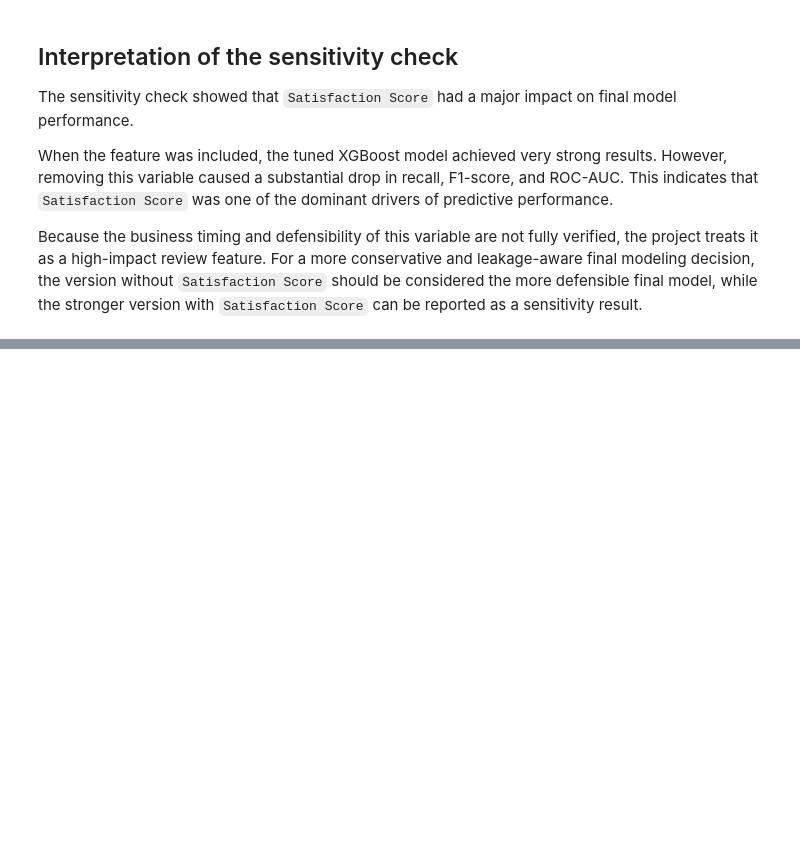
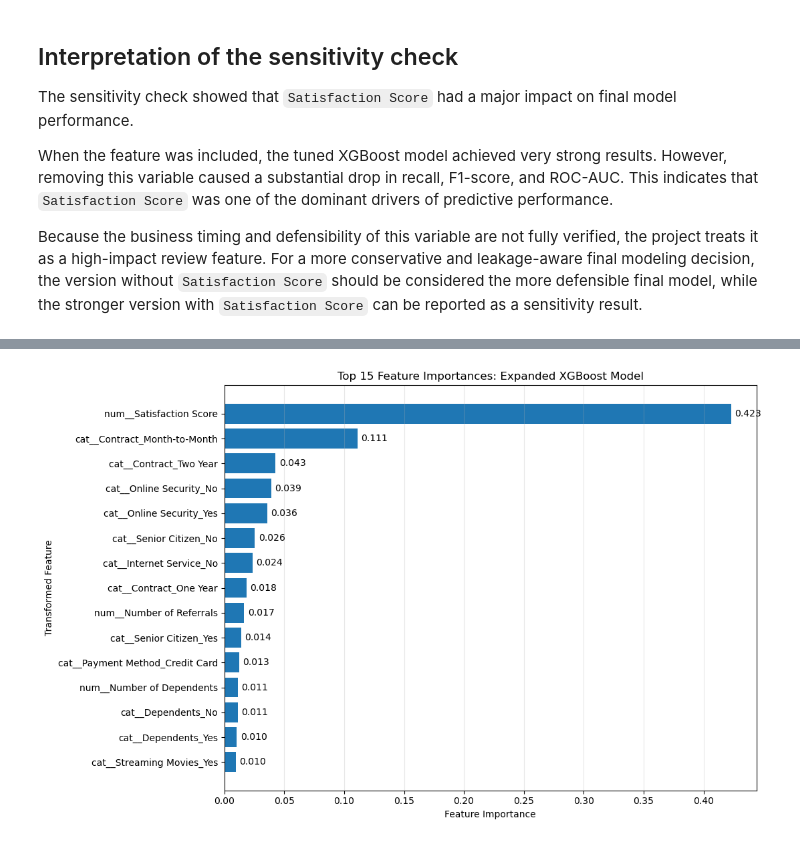
Before and after one commit to GulsaraMirzayeva/telco-churn-capstone, a Jupyter notebook: notebooks/06_model_tuning_and_final_selection.ipynb, the cells around one changed output, grey strips where cells are left out. Drawn from its saved outputs; the diff is of its cells as text; code cells hidden in the pictures; blank space fills up the shorter version.

```diff
--- a/notebooks/06_model_tuning_and_final_selection.ipynb
+++ b/notebooks/06_model_tuning_and_final_selection.ipynb
@@ -1158,0 +1174,11 @@ Because the business timing and defensibility of this variable are not fully ver
+# %%
+logreg_no_sat_results = {
+    "model": "Tuned Logistic Regression (without Satisfaction Score)",
+    "test_accuracy": accuracy_score(y_test_ns, logreg_y_pred_ns),
+    "test_precision": precision_score(y_test_ns, logreg_y_pred_ns),
+    "test_recall": recall_score(y_test_ns, logreg_y_pred_ns),
+    "test_f1": f1_score(y_test_ns, logreg_y_pred_ns),
+    "test_roc_auc": roc_auc_score(y_test_ns, logreg_y_proba_ns)
+}
+
+pd.DataFrame([logreg_no_sat_results]).round(4)
@@ -1158,0 +1442,12 @@ Because the business timing and defensibility of this variable are not fully ver
+# %%
+expanded_pipeline = best_xgb_model
+
+feature_names = expanded_pipeline.named_steps["preprocessor"].get_feature_names_out()
+importances = expanded_pipeline.named_steps["classifier"].feature_importances_
+
+feature_importance_df = pd.DataFrame({
+    "feature": feature_names,
+    "importance": importances
+}).sort_values(by="importance", ascending=False)
+
+feature_importance_df.head(15)
@@ -1158,0 +1471,19 @@ Because the business timing and defensibility of this variable are not fully ver
+# %%
+top_features = feature_importance_df.head(15).sort_values(by="importance", ascending=True)
+
+plt.figure(figsize=(11, 7))
+bars = plt.barh(top_features["feature"], top_features["importance"])
+
+plt.xlabel("Feature Importance")
+plt.ylabel("Transformed Feature")
+plt.title("Top 15 Feature Importances: Expanded XGBoost Model")
+plt.grid(axis="x", alpha=0.3)
+
+for bar in bars:
+    width = bar.get_width()
+    plt.text(width + 0.003, bar.get_y() + bar.get_height()/2, f"{width:.3f}", va="center")
+
+plt.tight_layout()
+plt.show()
+# %% [output]
+[figure, added]
```
Also changed, not shown: parts of 42 cells of this notebook.
